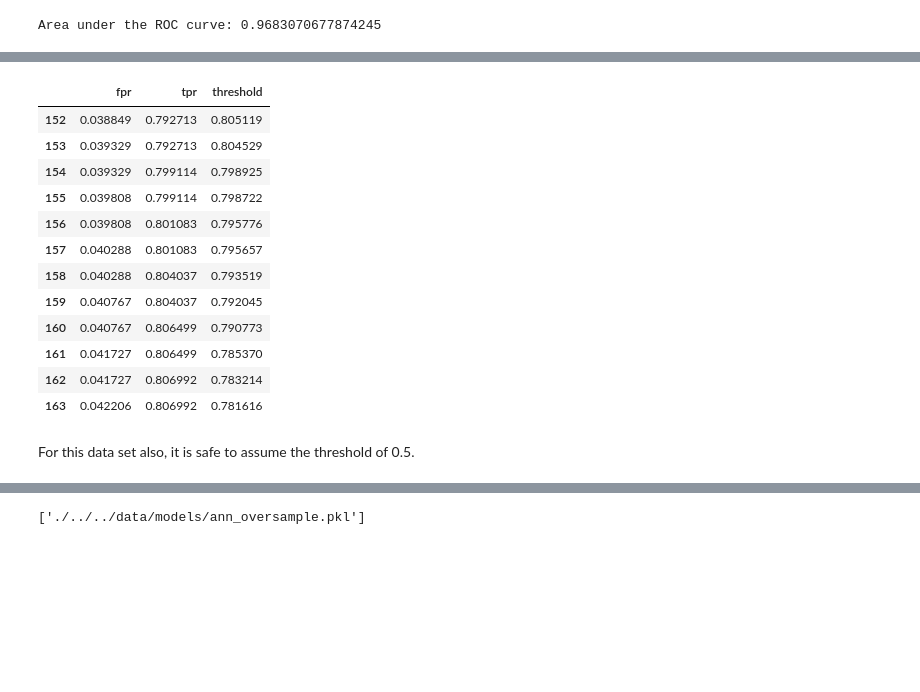
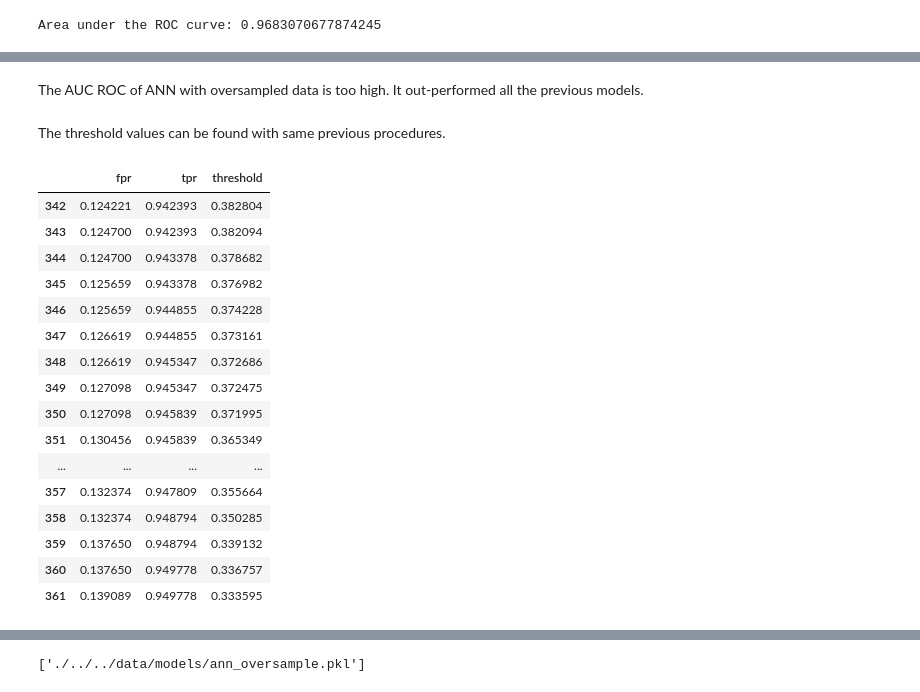
Before and after one commit to patilpushkarp/kickstarter-analysis, a Jupyter notebook: kick/docs/models/neural_network.ipynb, the cells around one changed output, grey strips where cells are left out. Cells and saved outputs as stored; diff of their text form; code cells hidden in the pictures; blank space fills up the shorter version.

```diff
--- a/kick/docs/models/neural_network.ipynb
+++ b/kick/docs/models/neural_network.ipynb
@@ -226,3 +248,7 @@ With the new oversampled data, there is a marginal improvement in the performanc
+# %% [markdown]
+The AUC ROC of ANN with oversampled data is too high. It out-performed all the previous models.
+# %% [markdown]
+The threshold values can be found with same previous procedures.
 # %%
 # Calculate parameters for roc auc curve
 fpr, tpr, thresholds = roc_curve(y_test, y_score)
@@ -250,20 +276,22 @@ roc_df = pd.DataFrame({
 })
 # %%
 # Get the values of threshold for true positive rate between 0.79 and 0.81
-roc_df[roc_df['tpr'].between(0.79, 0.81)]
+roc_df[roc_df['tpr'].between(0.94, 0.95)]
 # %% [output]
 |  | fpr | tpr | threshold |
-| 152 | 0.038849 | 0.792713 | 0.805119 |
-| 153 | 0.039329 | 0.792713 | 0.804529 |
-| 154 | 0.039329 | 0.799114 | 0.798925 |
-| 155 | 0.039808 | 0.799114 | 0.798722 |
-| 156 | 0.039808 | 0.801083 | 0.795776 |
-| 157 | 0.040288 | 0.801083 | 0.795657 |
-| 158 | 0.040288 | 0.804037 | 0.793519 |
-| 159 | 0.040767 | 0.804037 | 0.792045 |
-| 160 | 0.040767 | 0.806499 | 0.790773 |
-| 161 | 0.041727 | 0.806499 | 0.785370 |
-| 162 | 0.041727 | 0.806992 | 0.783214 |
-| 163 | 0.042206 | 0.806992 | 0.781616 |
+| 342 | 0.124221 | 0.942393 | 0.382804 |
+| 343 | 0.124700 | 0.942393 | 0.382094 |
+| 344 | 0.124700 | 0.943378 | 0.378682 |
+| 345 | 0.125659 | 0.943378 | 0.376982 |
+| 346 | 0.125659 | 0.944855 | 0.374228 |
+| 347 | 0.126619 | 0.944855 | 0.373161 |
+| 348 | 0.126619 | 0.945347 | 0.372686 |
+| 349 | 0.127098 | 0.945347 | 0.372475 |
+| 350 | 0.127098 | 0.945839 | 0.371995 |
+| 351 | 0.130456 | 0.945839 | 0.365349 |
+| ... | ... | ... | ... |
+| 357 | 0.132374 | 0.947809 | 0.355664 |
+| 358 | 0.132374 | 0.948794 | 0.350285 |
+| 359 | 0.137650 | 0.948794 | 0.339132 |
+| 360 | 0.137650 | 0.949778 | 0.336757 |
+| 361 | 0.139089 | 0.949778 | 0.333595 |
-# %% [markdown]
-For this data set also, it is safe to assume the threshold of 0.5.
```
Also changed, not shown: parts of 26 cells of this notebook, 7 other files.
